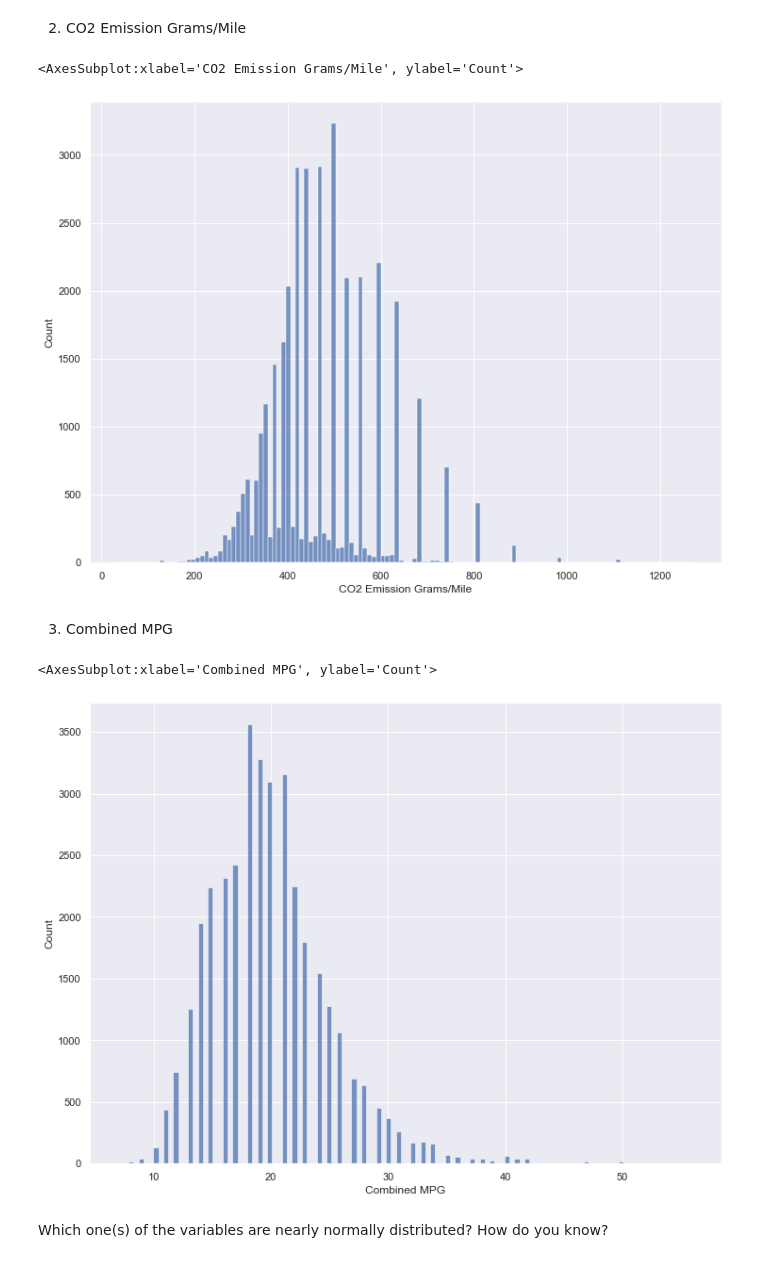
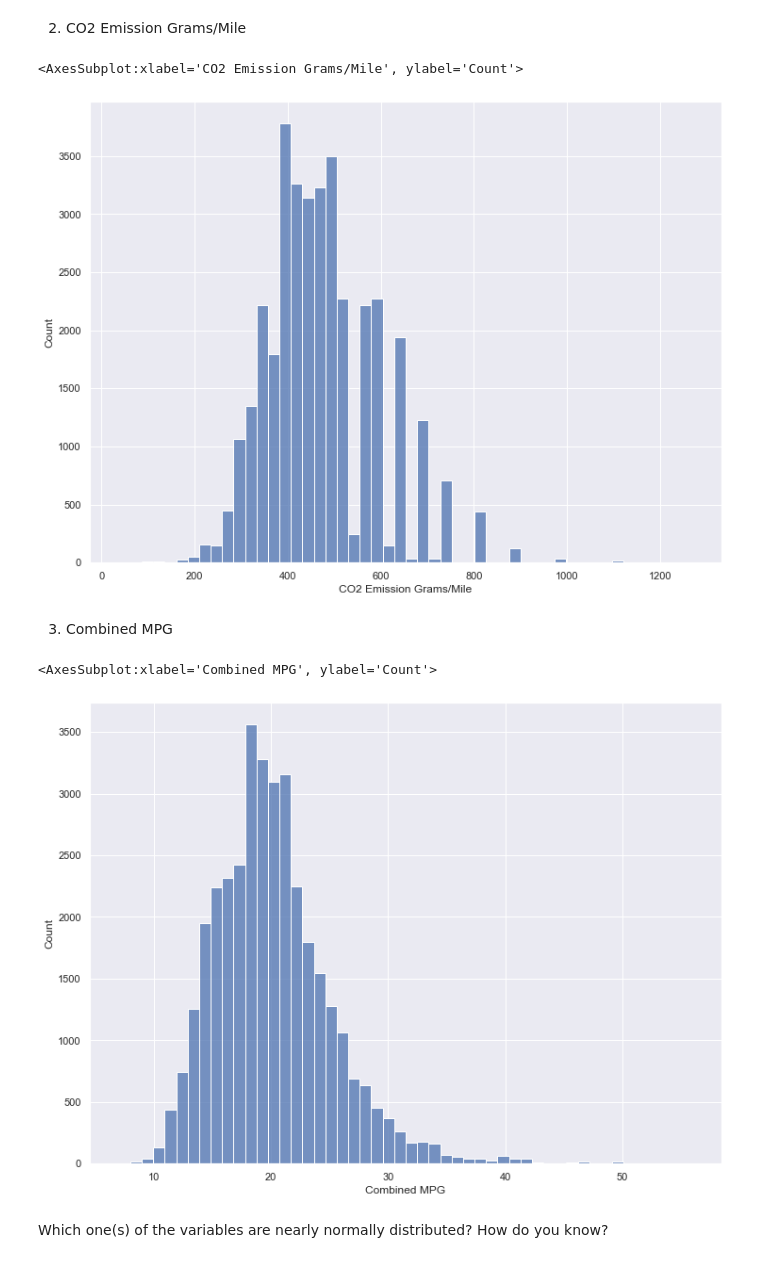
Before and after one commit to Ironhack-Data-Madrid-Octubre-2021/lab-continuous-probability-distributions, a Jupyter notebook: your-code/main.ipynb, the cells around one changed output. Saved outputs shown, nothing was run; the diff lists cells and outputs as text; code cells hidden in the pictures.

```diff
--- a/your-code/main.ipynb
+++ b/your-code/main.ipynb
@@ -109,17 +108,17 @@ sns.histplot(vehicles['CO2 Emission Grams/Mile'], ax=axs[1])
 # %% [markdown]
 2. CO2 Emission Grams/Mile
 # %%
-sns.histplot(vehicles['CO2 Emission Grams/Mile'])
+sns.histplot(vehicles['CO2 Emission Grams/Mile'], bins=50)
 # %% [output]
 <AxesSubplot:xlabel='CO2 Emission Grams/Mile', ylabel='Count'>
-[figure, old version]
+[figure, new version]
 # %% [markdown]
 3. Combined MPG
 # %%
-sns.histplot(vehicles['Combined MPG'])
+sns.histplot(vehicles['Combined MPG'], bins=50)
 # %% [output]
 <AxesSubplot:xlabel='Combined MPG', ylabel='Count'>
-[figure, old version]
+[figure, new version]
 # %% [markdown]
 Which one(s) of the variables are nearly normally distributed? How do you know?
 # %% [markdown]
```
Also changed, not shown: parts of 7 cells of this notebook.
